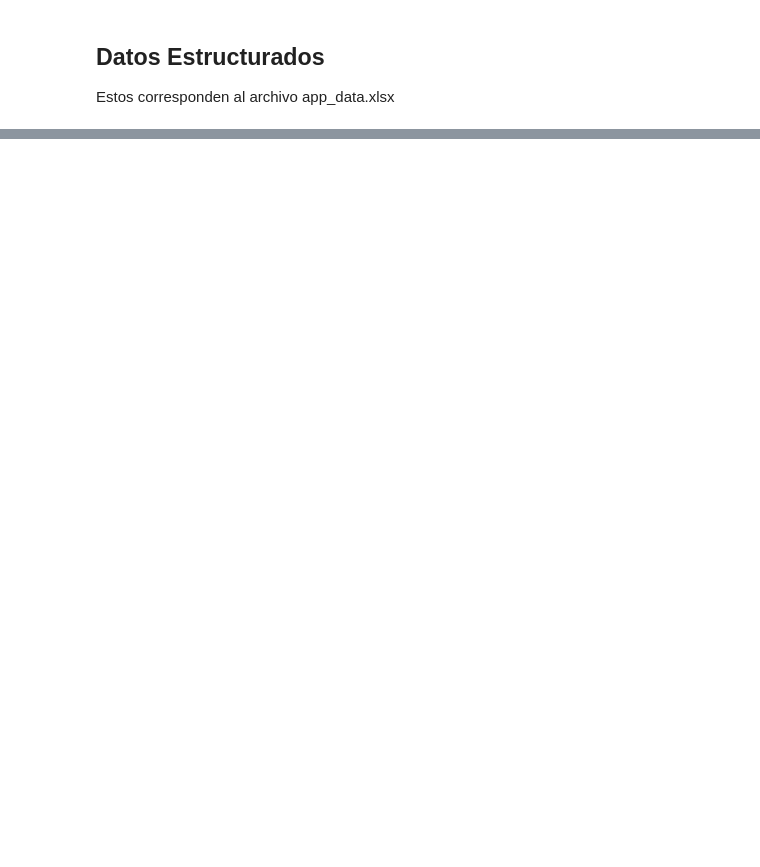
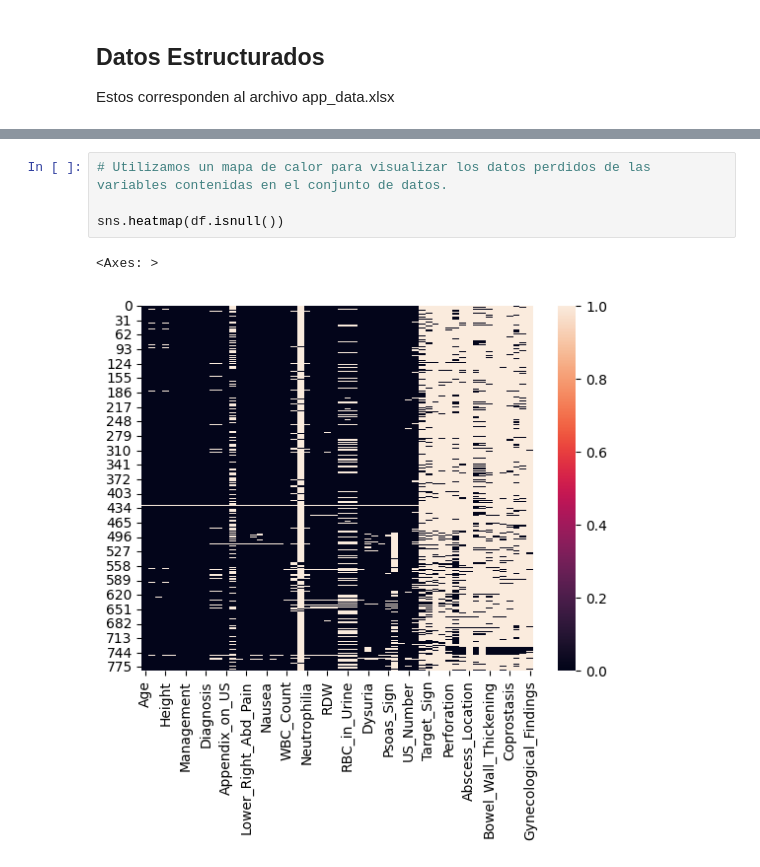
Before and after one commit to Dezarti/datos_monografia, a Jupyter notebook: Análisis_de_datos.ipynb, the cells around one changed output, grey strips where cells are left out. Drawn from its saved outputs; the diff is of its cells as text; blank space fills up the shorter version.

```diff
--- a/Análisis_de_datos.ipynb
+++ b/Análisis_de_datos.ipynb
@@ -92,0 +81,7 @@ df.head()
+# %%
+# Utilizamos un mapa de calor para visualizar los datos perdidos de las variables contenidas en el conjunto de datos.
+
+sns.heatmap(df.isnull())
+# %% [output]
+<Axes: >
+[figure, added]
```
Also changed, not shown: parts of 20 cells of this notebook.
